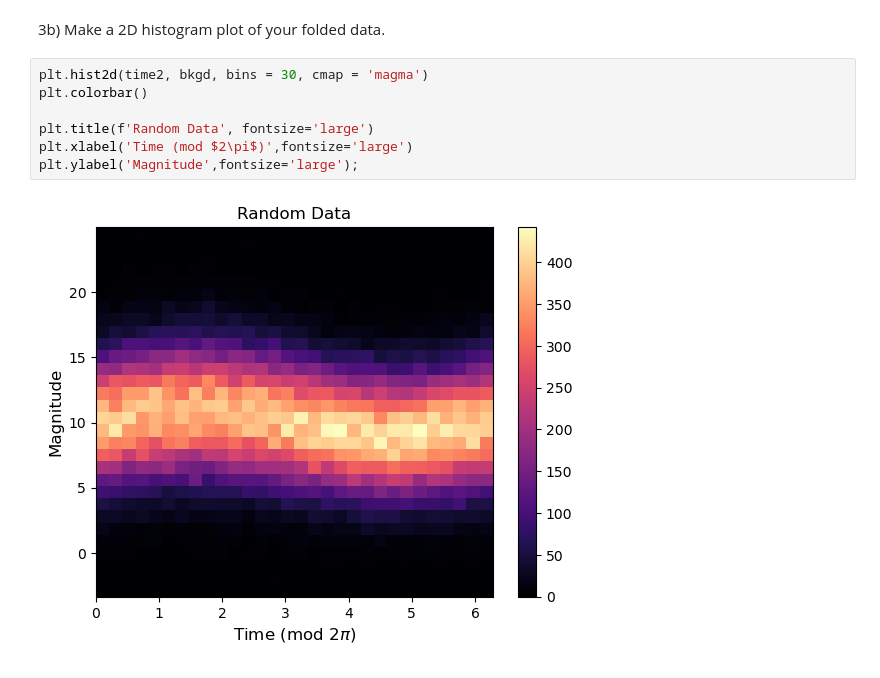
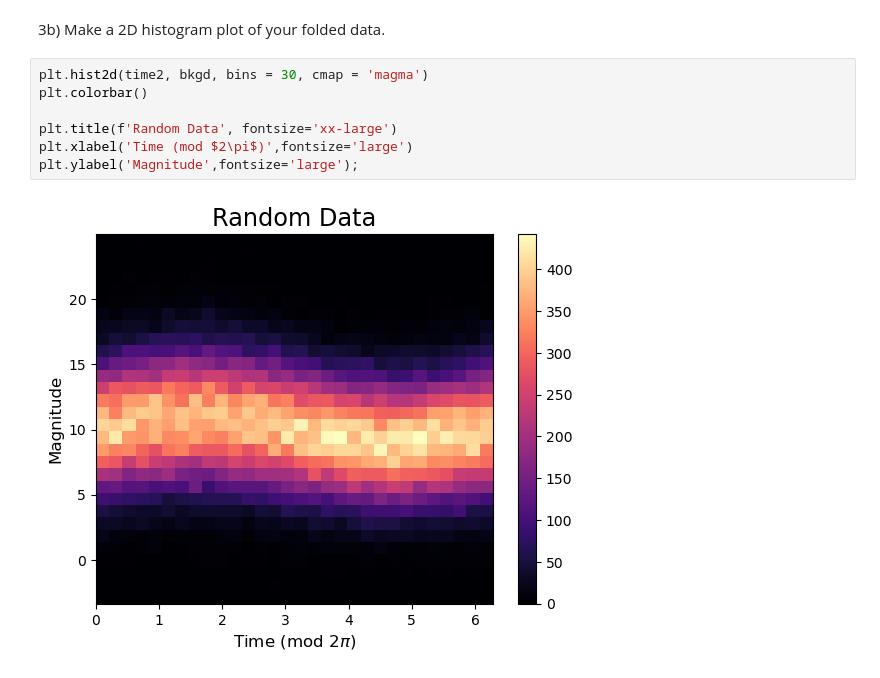
Before and after one commit to Mick-Ross/Computational-Data-Analysis, a Jupyter notebook: Homework 4.ipynb, the cells around one changed output. Cells and saved outputs as stored; diff of their text form.

```diff
--- a/Homework 4.ipynb
+++ b/Homework 4.ipynb
@@ -72,9 +77,9 @@ time2 = t % [2*np.pi]
 # %%
 plt.hist2d(time2, bkgd, bins = 30, cmap = 'magma')
 plt.colorbar()
 
-plt.title(f'Random Data', fontsize='large')
+plt.title(f'Random Data', fontsize='xx-large')
 plt.xlabel('Time (mod $2\pi$)',fontsize='large')
 plt.ylabel('Magnitude',fontsize='large');
 # %% [output]
-[figure, old version]
+[figure, new version]
```
Also changed, not shown: parts of 3 cells of this notebook.
